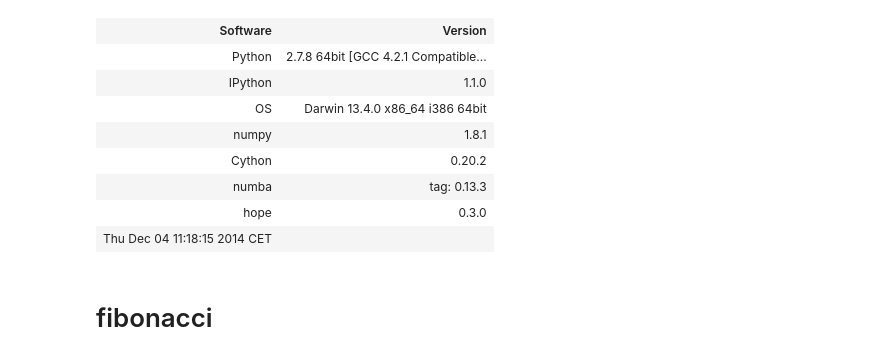
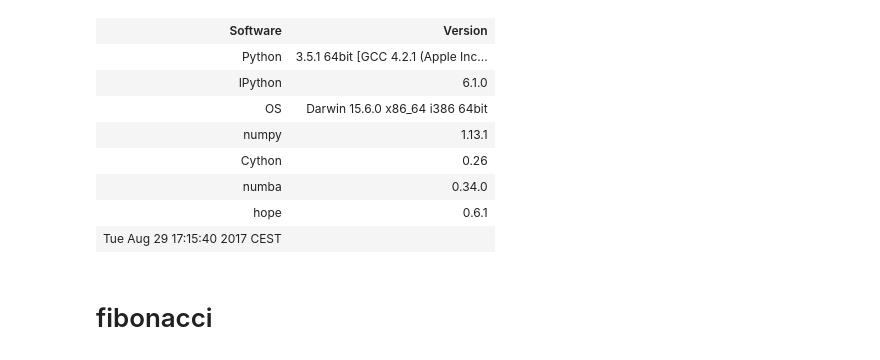
Before and after one commit to jakeret/hope, a Jupyter notebook: benchmarks/julialang.org.ipynb, the cells around one changed output. Cells and saved outputs as stored; diff of their text form; code cells hidden in the pictures.

Commit message:
backup of benchmarks folder for python 3 transition

```diff
--- a/benchmarks/julialang.org.ipynb
+++ b/benchmarks/julialang.org.ipynb
@@ -1,25 +1,26 @@
 # %%
 import hope
 hope.config.optimize = True
 hope.config.verbose = True
 hope.config.keeptemp = True
+hope.config.prefix = "hope"
 import numba
 import numpy as np
 from util import perf_comp_data
 from native_util import load
-%load_ext cythonmagic
+%load_ext Cython
 %load_ext version_information
 %version_information numpy, Cython, numba, hope
 # %% [output]
 | Software | Version |
-| Python | 2.7.8 64bit [GCC 4.2.1 Compatible... |
-| IPython | 1.1.0 |
-| OS | Darwin 13.4.0 x86_64 i386 64bit |
-| numpy | 1.8.1 |
-| Cython | 0.20.2 |
-| numba | tag: 0.13.3 |
-| hope | 0.3.0 |
-| Thu Dec 04 11:18:15 2014 CET |  |
+| Python | 3.5.1 64bit [GCC 4.2.1 (Apple Inc... |
+| IPython | 6.1.0 |
+| OS | Darwin 15.6.0 x86_64 i386 64bit |
+| numpy | 1.13.1 |
+| Cython | 0.26 |
+| numba | 0.34.0 |
+| hope | 0.6.1 |
+| Tue Aug 29 17:15:40 2017 CEST |  |
 # %% [markdown]
 # fibonacci
 # %%
```
Also changed, not shown: parts of 13 cells of this notebook, 24 other files.
